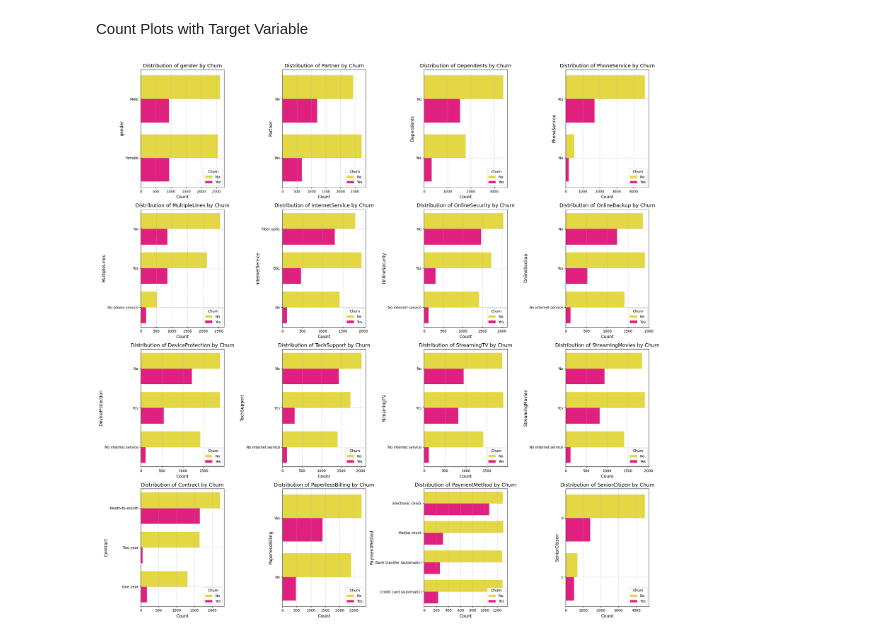
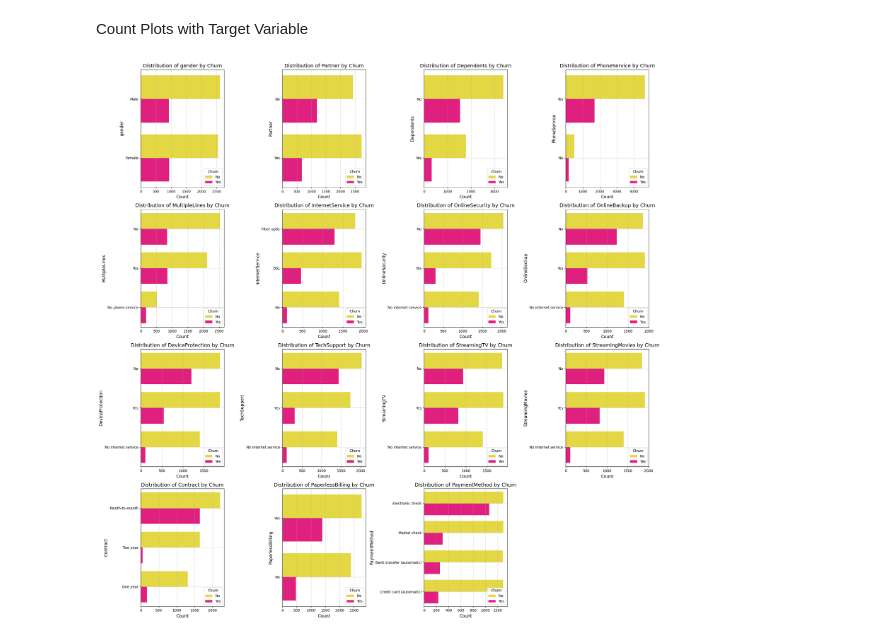
Before and after one commit to thruuuuuu/telco_churn_predict_model, a Jupyter notebook: notebooks/EDA.ipynb, the cells around one changed output. Drawn from its saved outputs; the diff is of its cells as text; code cells hidden in the pictures.

```diff
--- a/notebooks/EDA.ipynb
+++ b/notebooks/EDA.ipynb
@@ -98,0 +106,33 @@ dtype: object
+# %%
+import pandas as pd
+import numpy as np
+
+# Make a copy for cleaning
+df_cleaned = df.copy()
+
+# 1. Fix TotalCharges column
+# Convert TotalCharges → numeric
+df_cleaned['TotalCharges'] = pd.to_numeric(df_cleaned['TotalCharges'], errors='coerce')
+
+# Fill NaN TotalCharges ( tenure = 0 cases )
+df_cleaned['TotalCharges'] = df_cleaned['TotalCharges'].fillna(0)
+
+# 2. Remove 'customerID' ONLY if it exists
+if 'customerID' in df_cleaned.columns:
+    df_cleaned = df_cleaned.drop(columns=['customerID'])
+
+# 3. Remove duplicates
+duplicate_count = df_cleaned.duplicated().sum()
+
+if duplicate_count > 0:
+    df_cleaned = df_cleaned.drop_duplicates(keep='first')
+
+# 4. Summary dictionary (clean output)
+cleaning_summary = {
+    "Initial Shape": df.shape,
+    "Final Shape": df_cleaned.shape,
+    "Duplicates Removed": duplicate_count,
+    "TotalCharges dtype": str(df_cleaned['TotalCharges'].dtype)
+}
+
+cleaning_summary
@@ -187,7 +231,7 @@ Histogram for Numerical Features
 numerical_cols = ['tenure', 'MonthlyCharges', 'TotalCharges']
 
 # Subplots for 3 features
-fig, axes = plt.subplots(1, 3, figsize=(20, 5))
+fig, axes = plt.subplots(1, 3, figsize=(16, 5))
 colors = ['blue', 'orange', 'green']  # One color per feature
 
 # Loop through numerical features
@@ -280,8 +319,8 @@ Count Plots with Target Variable
 # %%
 
 # Handle the TotalCharges issue (for data integrity)
-df['TotalCharges'] = pd.to_numeric(df['TotalCharges'], errors='coerce')
-df['TotalCharges'] = df['TotalCharges'].fillna(0)
+df_cleaned['TotalCharges'] = pd.to_numeric(df_cleaned['TotalCharges'], errors='coerce')
+df_cleaned['TotalCharges'] = df_cleaned['TotalCharges'].fillna(0)
 
 churn_palette = {'Yes': '#ff007f', 'No': '#FFED29'} # Red for Churn, Blue for No Churn
 
@@ -291,34 +330,33 @@ def plot_categorical_counts_by_churn(data, categorical_cols, plots_per_row=4):
     rows = math.ceil(total_plots / plots_per_row)
 
     # Adjust figure size for better visibility
     fig, axes = plt.subplots(rows, plots_per_row, figsize=(22, 5.5 * rows))
     axes = axes.flatten()
 
     for i, col in enumerate(categorical_cols):
         ax = axes[i]
         sns.countplot(data=data, y=col, hue='Churn', ax=ax, palette=churn_palette, order=data[col].value_counts().index)
 
         # Set plot titles and labels
         ax.set_title(f'Distribution of {col.replace("_str", "")} by Churn', fontsize=14)
         ax.set_ylabel(col.replace("_str", ""), fontsize=12)
         ax.set_xlabel('Count', fontsize=12)
 
         # Remove grid lines on the x-axis for cleaner count plot display
         ax.grid(axis='y', linestyle='--', alpha=0.7)
         ax.grid(axis='x', linestyle='--', alpha=0.7)
 
     # Remove empty subplots
     for j in range(total_plots, len(axes)):
         fig.delaxes(axes[j])
 
     plt.tight_layout()
     plt.show()
 
-cat_cols = df.select_dtypes(include=['object']).columns.tolist()
-cat_cols.remove('customerID')
+cat_cols = df_cleaned.select_dtypes(include=['object']).columns.tolist()
 cat_cols.remove('Churn')
 
 # Plot count charts split by Churn
-plot_categorical_counts_by_churn(df, cat_cols, plots_per_row=4)
+plot_categorical_counts_by_churn(df_cleaned, cat_cols, plots_per_row=4)
 # %% [output]
-[figure, old version]
+[figure, new version]
```
Also changed, not shown: parts of 10 cells of this notebook.
